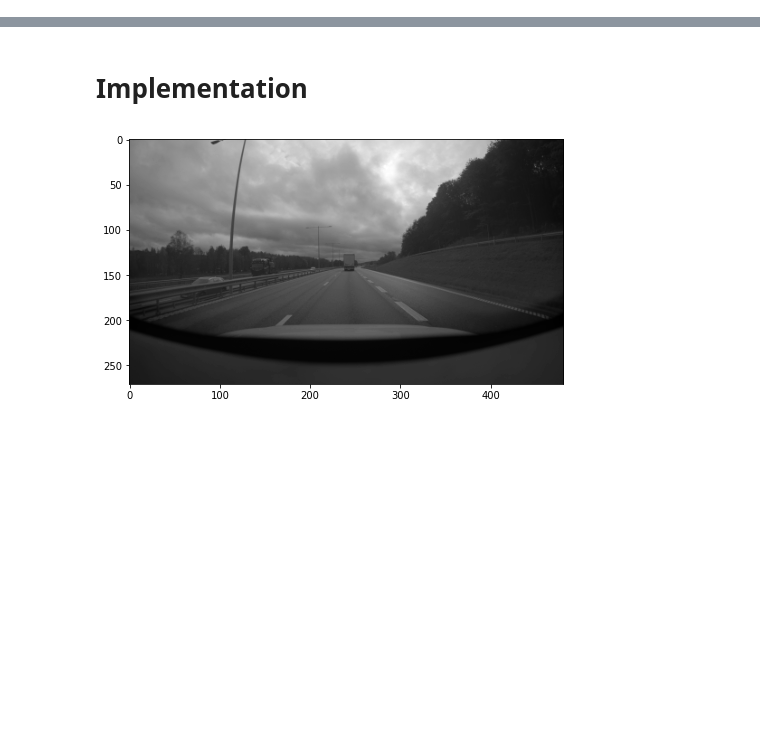
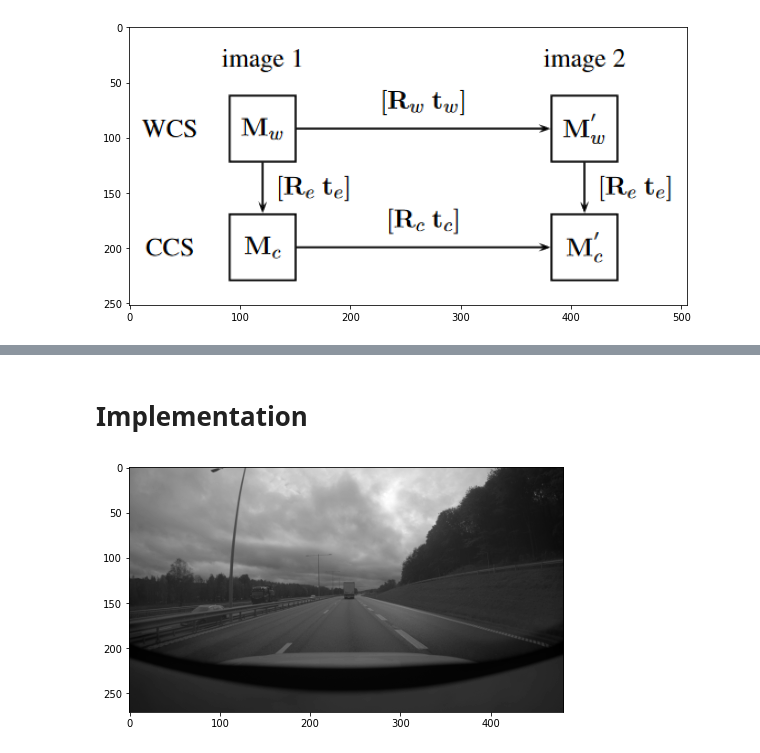
Before and after one commit to Smoltbob/ComputerVision, a Jupyter notebook: HomographyBasedCalibration/HomographyBasedCalibration.ipynb, the cells around one changed output, grey strips where cells are left out. Saved outputs shown, nothing was run; the diff lists cells and outputs as text; code cells hidden in the pictures; blank space fills up the shorter version.

Commit message:
Add image for homography calibration

```diff
--- a/HomographyBasedCalibration/HomographyBasedCalibration.ipynb
+++ b/HomographyBasedCalibration/HomographyBasedCalibration.ipynb
@@ -183,0 +58,8 @@ Then we determine the optimal $\hat \alpha = argmin e(H_c(\alpha))$ by minimizin
+# %%
+from matplotlib.image import imread # hack to show attachments in github visualizer
+plp = imread("attachments/plp.PNG")
+plt.figure(figsize=(10,6))
+plt.imshow(plp, cmap = "gray")
+plt.show()
+# %% [output]
+[figure, added]
```
Also changed, not shown: parts of 4 cells of this notebook, 2 other files.
